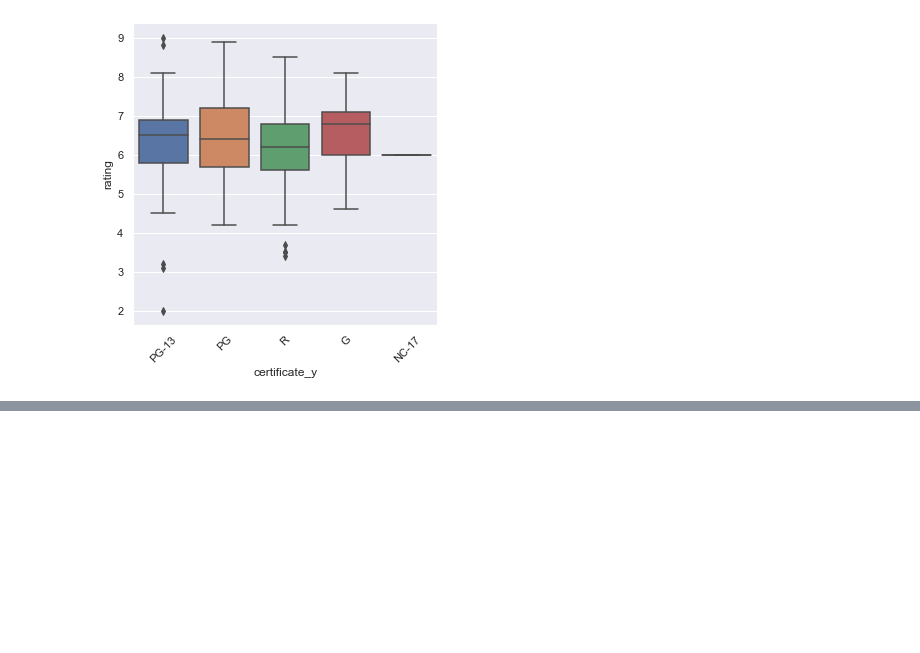
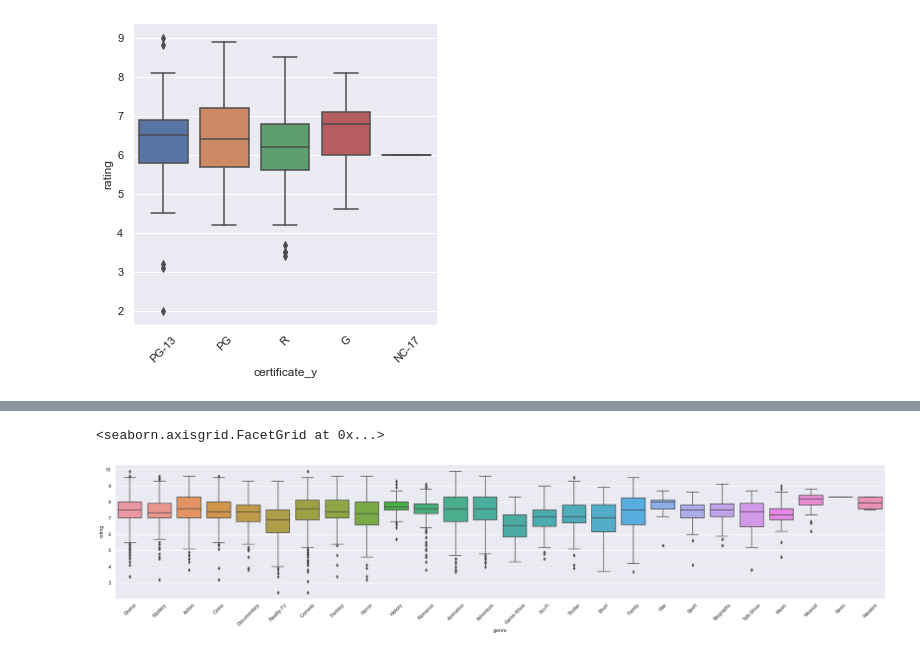
Before and after one commit to drewf24/cs216_final_project, a Jupyter notebook: project prototype.ipynb, the cells around one changed output, grey strips where cells are left out. Drawn from its saved outputs; the diff is of its cells as text; code cells hidden in the pictures; blank space fills up the shorter version.

```diff
--- a/project prototype.ipynb
+++ b/project prototype.ipynb
@@ -284,0 +297,6 @@ graph.set_xticklabels(rotation=45)
+# %%
+graph = sns.catplot(data=cleaned_tv_shows_genre, x='genre', y='rating', kind="box", height=5, aspect=5)
+graph.set_xticklabels(rotation=45)
+# %% [output]
+<seaborn.axisgrid.FacetGrid at 0x...>
+[figure, added]
```
Also changed, not shown: parts of 6 cells of this notebook.
